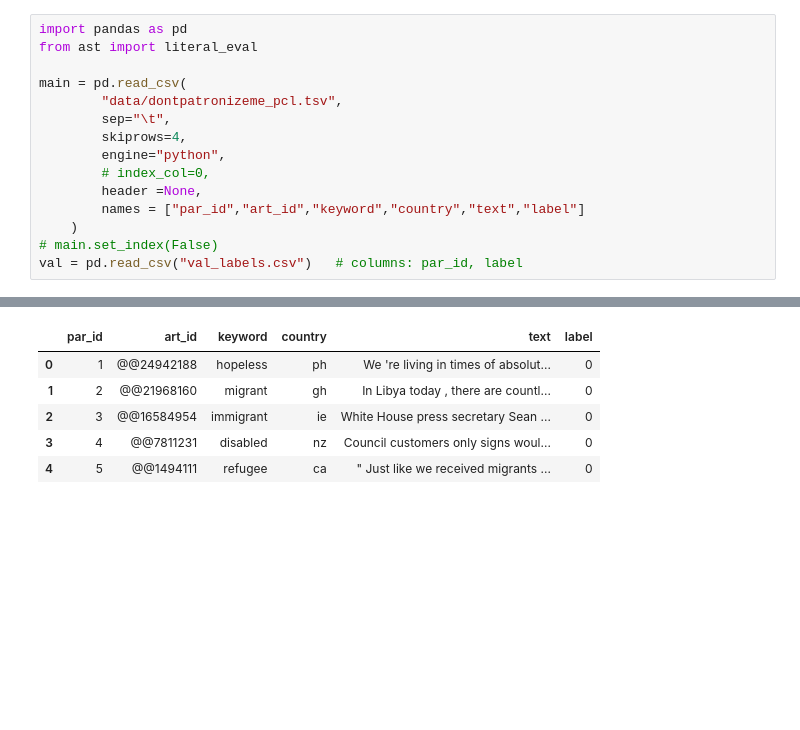
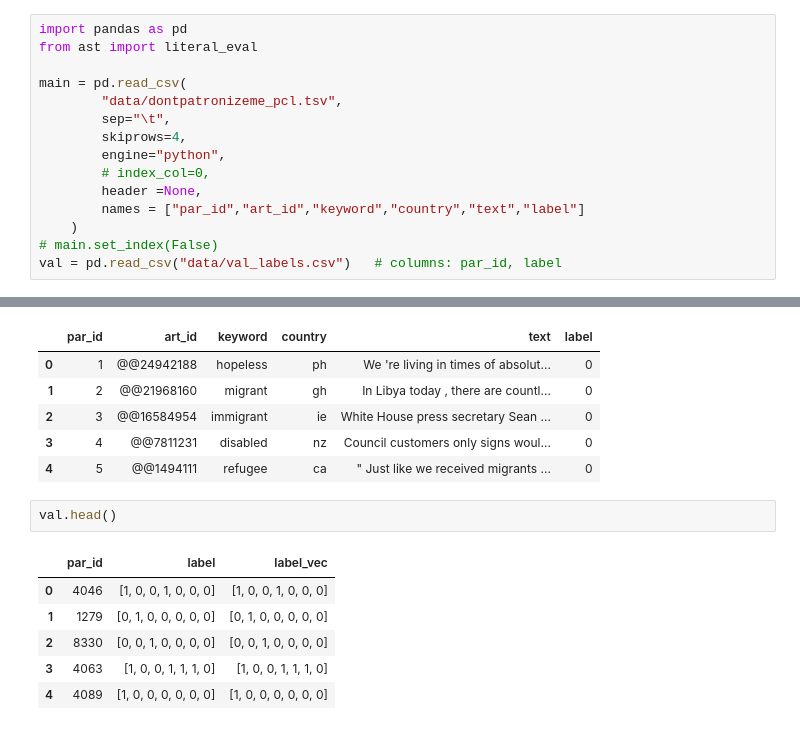
Before and after one commit to berra-dogan/NLP_coursework, a Jupyter notebook: train_val_ds_split.ipynb, the cells around one changed output, grey strips where cells are left out. Saved outputs shown, nothing was run; the diff lists cells and outputs as text; blank space fills up the shorter version.

```diff
--- a/train_val_ds_split.ipynb
+++ b/train_val_ds_split.ipynb
@@ -12,7 +12,7 @@ main = pd.read_csv(
         names = ["par_id","art_id","keyword","country","text","label"]
     )
 # main.set_index(False)
-val = pd.read_csv("val_labels.csv")   # columns: par_id, label
+val = pd.read_csv("data/val_labels.csv")   # columns: par_id, label
 # %%
 main.head()
 # %% [output]
@@ -22,6 +22,15 @@ main.head()
 | 2 | 3 | @@16584954 | immigrant | ie | White House press secretary Sean ... | 0 |
 | 3 | 4 | @@7811231 | disabled | nz | Council customers only signs woul... | 0 |
 | 4 | 5 | @@1494111 | refugee | ca | " Just like we received migrants ... | 0 |
+# %%
+val.head()
+# %% [output]
+|  | par_id | label | label_vec |
+| 0 | 4046 | [1, 0, 0, 1, 0, 0, 0] | [1, 0, 0, 1, 0, 0, 0] |
+| 1 | 1279 | [0, 1, 0, 0, 0, 0, 0] | [0, 1, 0, 0, 0, 0, 0] |
+| 2 | 8330 | [0, 0, 1, 0, 0, 0, 0] | [0, 0, 1, 0, 0, 0, 0] |
+| 3 | 4063 | [1, 0, 0, 1, 1, 1, 0] | [1, 0, 0, 1, 1, 1, 0] |
+| 4 | 4089 | [1, 0, 0, 0, 0, 0, 0] | [1, 0, 0, 0, 0, 0, 0] |
 # %%
 val["label_vec"] = val["label"].apply(literal_eval)
 
```
Also changed, not shown: parts of 1 cell of this notebook, 8 other files.
